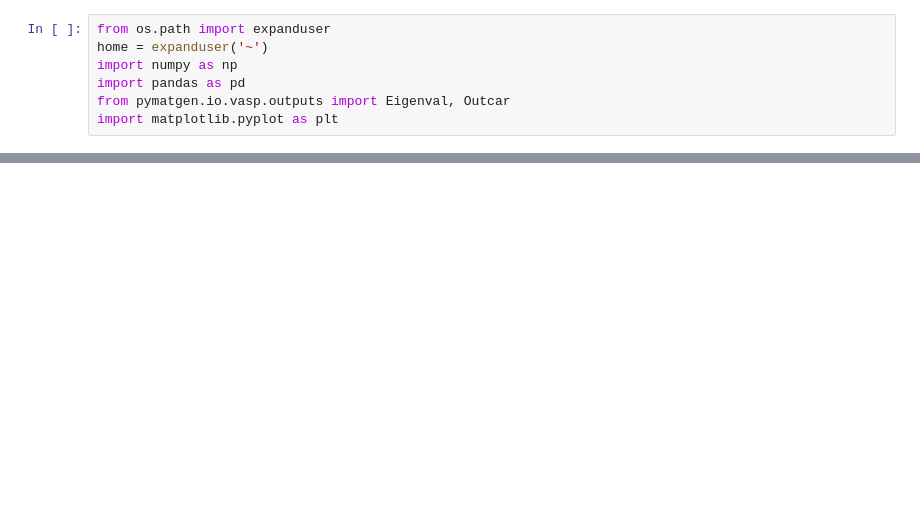
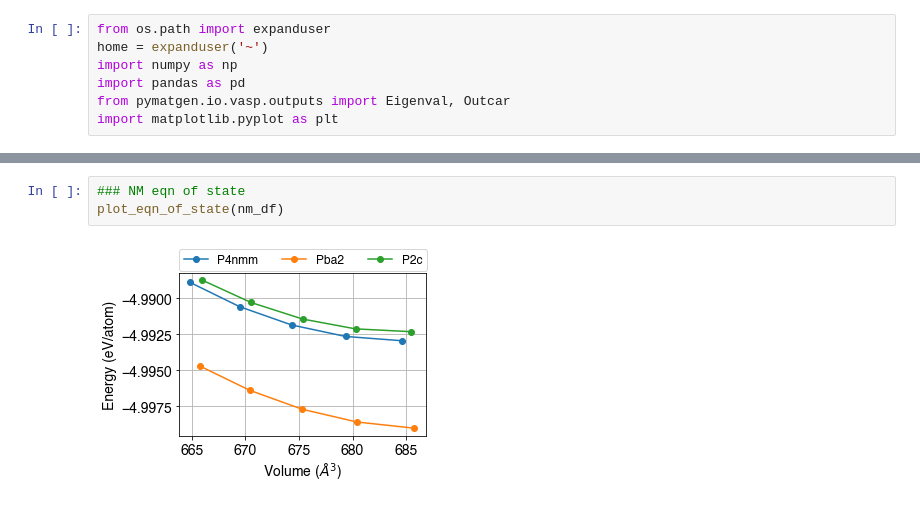
Before and after one commit to kyledmiller/kdm_vault, a Jupyter notebook: scripts_dft/plot_outputs.ipynb, the cells around one changed output, grey strips where cells are left out. Drawn from its saved outputs; the diff is of its cells as text; blank space fills up the shorter version.

```diff
--- a/scripts_dft/plot_outputs.ipynb
+++ b/scripts_dft/plot_outputs.ipynb
@@ -113,2 +141,7 @@ ylim_dict = {'e_per_atom' : [-5.14, -4.9],
+# %%
+### NM eqn of state
+plot_eqn_of_state(nm_df)
+# %% [output]
+[figure, added]
 # %%
 ### AFM
```
Also changed, not shown: parts of 6 cells of this notebook.
